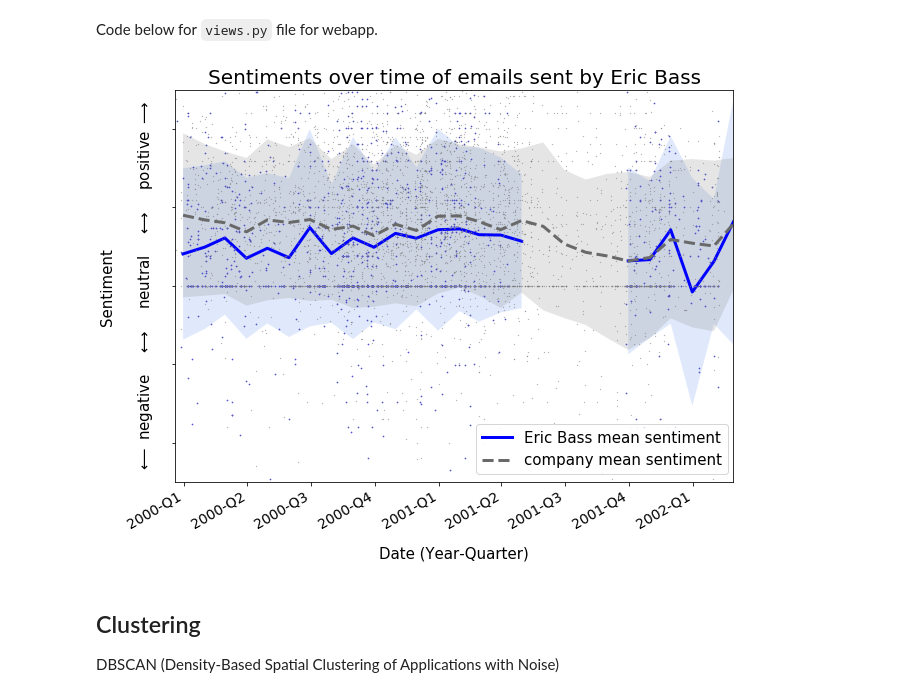
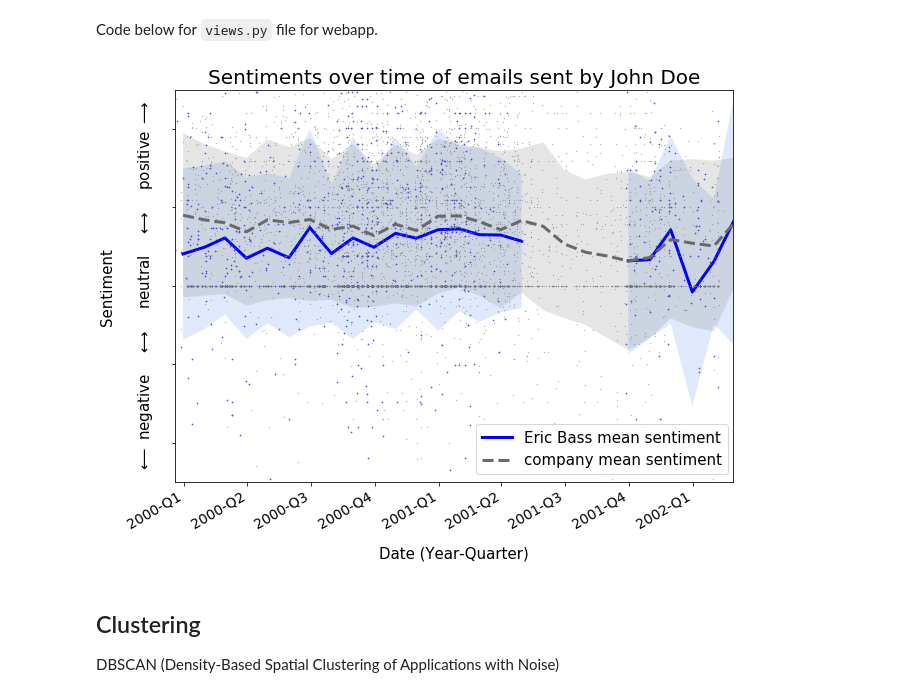
Before and after one commit to yuwie10/cultivate, a Jupyter notebook: notebooks/02-analysis.ipynb, the cells around one changed output. Cells and saved outputs as stored; diff of their text form; code cells hidden in the pictures.

Commit message:
changed images

```diff
--- a/notebooks/02-analysis.ipynb
+++ b/notebooks/02-analysis.ipynb
@@ -534,35 +534,35 @@ plt.plot(mean_sentiment, '--', c = 'dimgray',
          label = 'company mean sentiment', linewidth = 3);
 plt.fill_between(x_fill, mean_sentiment - std, mean_sentiment + std,
                 alpha = 0.2, facecolor = 'gray');
 
 plt.gcf().autofmt_xdate();
 ax.set_xlim([dt(1999, 12, 20), dt(2002, 2, 28)]);
 ax.set_ylim(-0.5, 0.5);
 
-plt.title('Sentiments over time of emails sent by {}'.format(name), fontsize = 20);
+plt.title('Sentiments over time of emails sent by John Doe', fontsize = 20);
 plt.xlabel('Date (Year-Quarter)', fontsize = 15, labelpad = 15);
 plt.ylabel(y_label, fontsize = 15, labelpad = 20);
 
 #axis ticks
 plt.tick_params(axis = 'both', which = 'major',
                 labelsize = 14, labelleft = 'off');
 
 x_pos = ax.get_xticks()
 x_labels = np.array(['2000-Q1', '2000-Q2', '2000-Q3', '2000-Q4',
                     '2001-Q1', '2001-Q2', '2001-Q3', '2001-Q4',
                     '2002-Q1'])
 plt.xticks(x_pos, x_labels)
 
 lgd = plt.legend(bbox_to_anchor = (0.99, 0.02),
                  loc = 'lower right',
                  borderaxespad = 0.,
                  fontsize = 15,
                  markerscale = 2);
 
 ax.figure.savefig(save_image + 'indiv-sentiments.png',
                   bbox_extra_artists = (lgd,), bbox_inches = 'tight');
 # %% [output]
-[figure, old version]
+[figure, new version]
 # %% [markdown]
 ## Clustering
 
```
Also changed, not shown: parts of 1 cell of this notebook, 2 other files.
